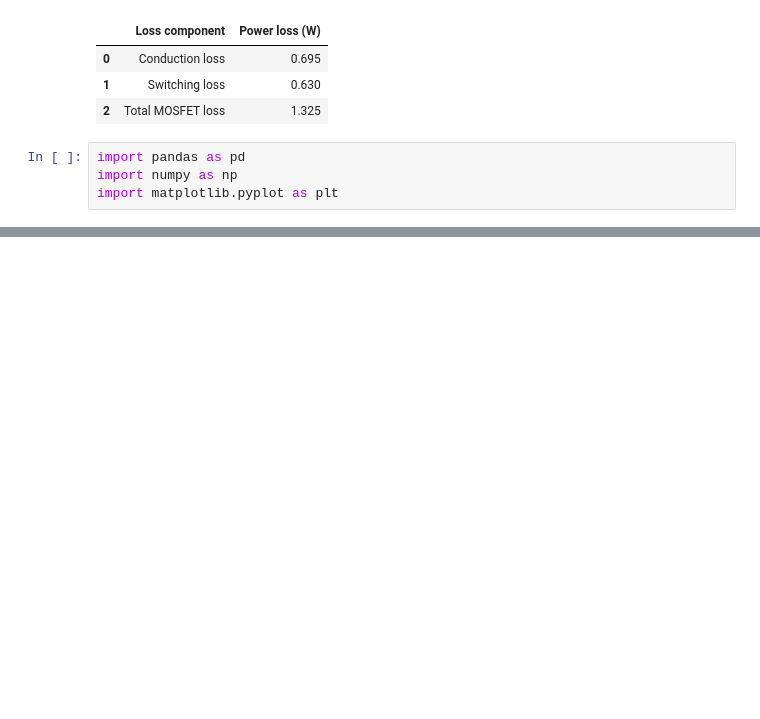
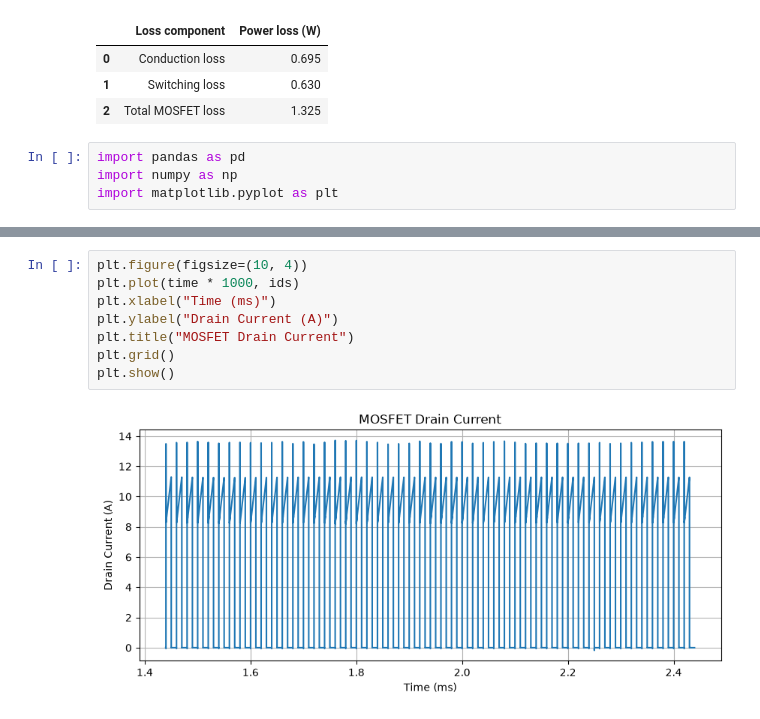
Before and after one commit to jaeheewritescode/mosfet-thermal-simulation, a Jupyter notebook: electrical-model/notebook/mosfet_loss_calculation.ipynb, the cells around one changed output, grey strips where cells are left out. Saved outputs shown, nothing was run; the diff lists cells and outputs as text; blank space fills up the shorter version.

```diff
--- a/electrical-model/notebook/mosfet_loss_calculation.ipynb
+++ b/electrical-model/notebook/mosfet_loss_calculation.ipynb
@@ -149,0 +182,10 @@ IndexError: index -1 is out of bounds for axis 0 with size 0
+# %%
+plt.figure(figsize=(10, 4))
+plt.plot(time * 1000, ids)
+plt.xlabel("Time (ms)")
+plt.ylabel("Drain Current (A)")
+plt.title("MOSFET Drain Current")
+plt.grid()
+plt.show()
+# %% [output]
+[figure, added]
```
Also changed, not shown: parts of 8 cells of this notebook.
